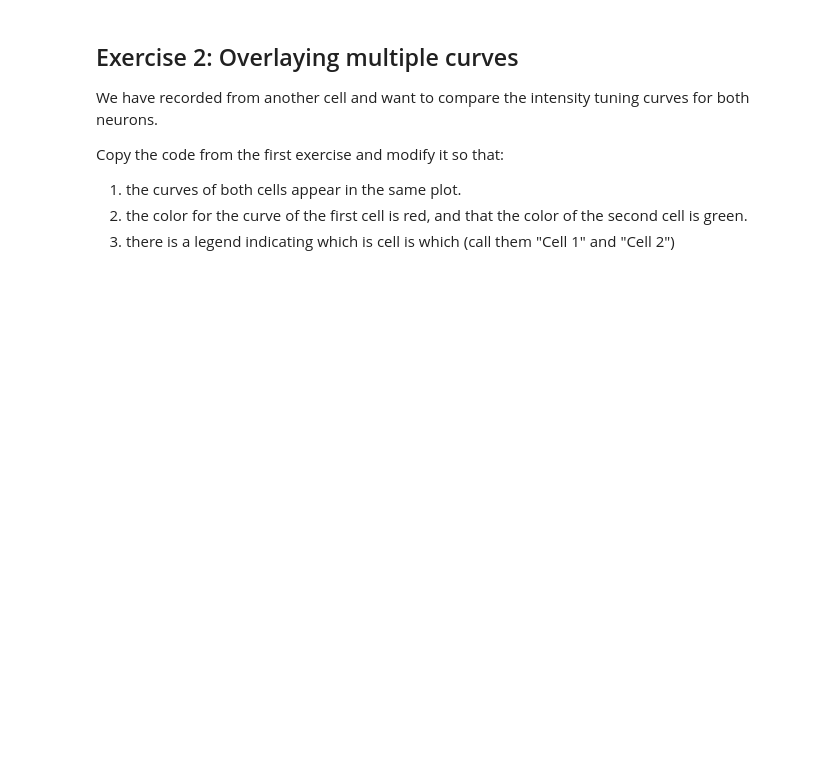
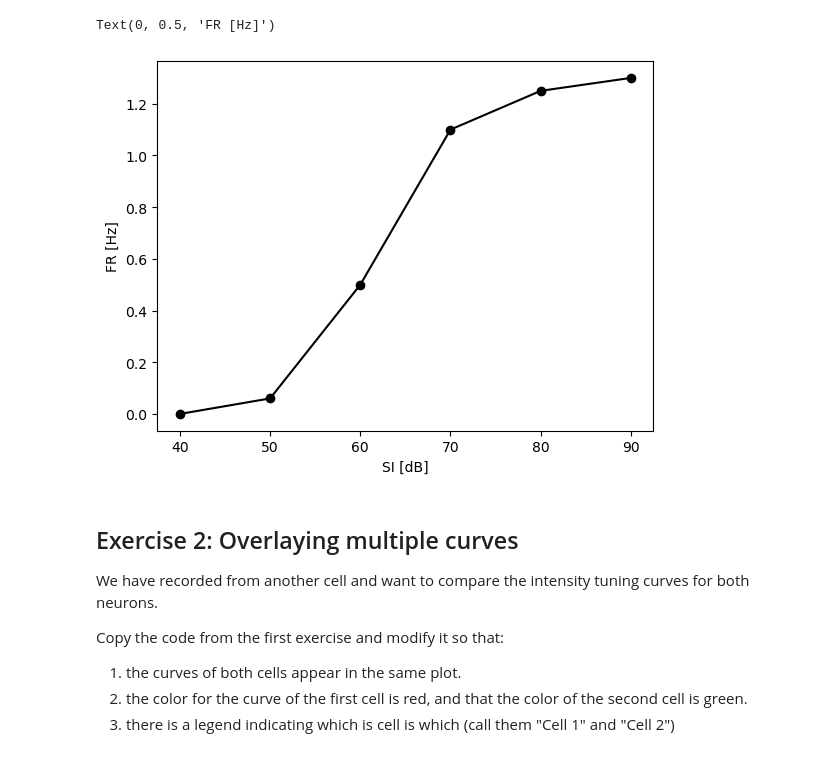
Before and after one commit to janclemenslab/neu715, a Jupyter notebook: docs/_sources/exercises/exercises 2/1.05_matplotlib_exercises.ipynb, the cells around one changed output. Saved outputs shown, nothing was run; the diff lists cells and outputs as text; code cells hidden in the pictures; blank space fills up the shorter version.

```diff
--- a/docs/_sources/exercises/exercises 2/1.05_matplotlib_exercises.ipynb
+++ b/docs/_sources/exercises/exercises 2/1.05_matplotlib_exercises.ipynb
@@ -17,8 +17,16 @@ The plot should look roughly like so:
 # %%
 firing_rate1_Hz = [0, .06, 0.5, 1.1, 1.25, 1.3]
 sound_intensity_dB = [40, 50, 60, 70 , 80, 90]
 
 # your solution
+import matplotlib.pyplot as plt
+
+plt.plot(sound_intensity_dB, firing_rate1_Hz, 'o-k')
+plt.xlabel('SI [dB]')
+plt.ylabel('FR [Hz]')
+# %% [output]
+Text(0, 0.5, 'FR [Hz]')
+[figure, added]
 # %% [markdown]
 ## Exercise 2: Overlaying multiple curves
 We have recorded from another cell and want to compare the intensity tuning curves for both neurons.
```
Also changed, not shown: parts of 2 cells of this notebook, 29 other files.
